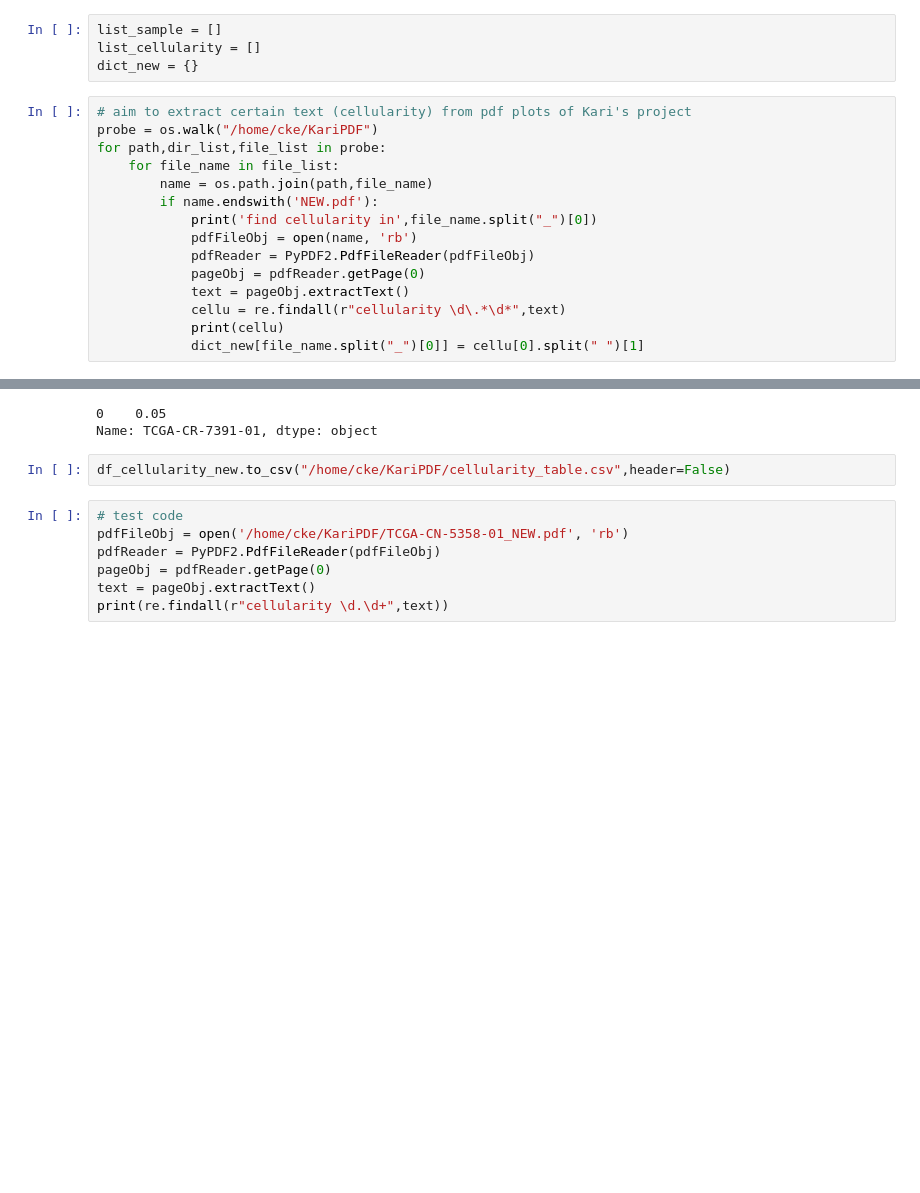
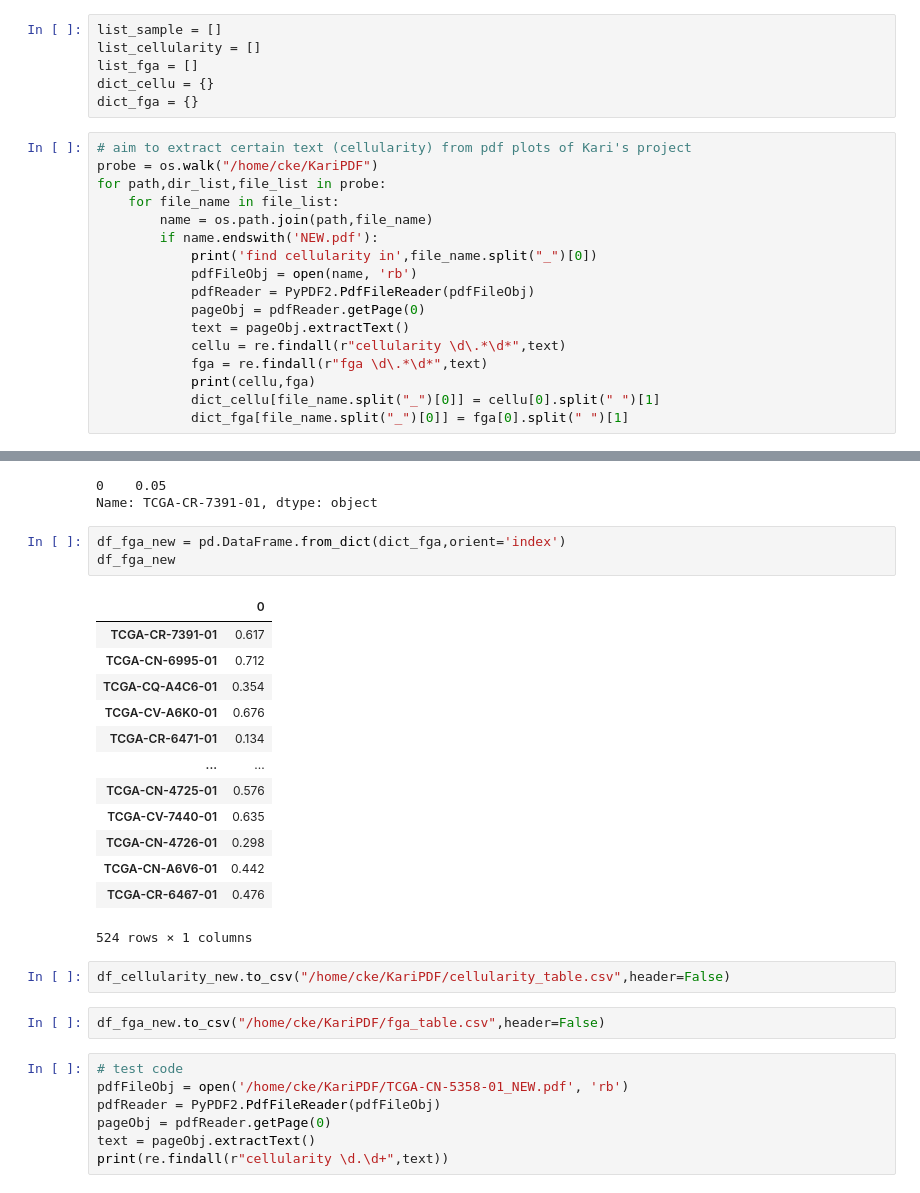
Before and after one commit to ElderMedic/HNSCCdeCon, a Jupyter notebook: extractPDF.ipynb, the cells around one changed output, grey strips where cells are left out. Cells and saved outputs as stored; diff of their text form; blank space fills up the shorter version.

```diff
--- a/extractPDF.ipynb
+++ b/extractPDF.ipynb
@@ -7,7 +7,9 @@ import re
 # %%
 list_sample = []
 list_cellularity = []
-dict_new = {}
+list_fga = []
+dict_cellu = {}
+dict_fga = {}
 # %%
 # aim to extract certain text (cellularity) from pdf plots of Kari's project
 probe = os.walk("/home/cke/KariPDF")
@@ -21,7 +23,9 @@ for path,dir_list,file_list in probe:
             pageObj = pdfReader.getPage(0)
             text = pageObj.extractText()
             cellu = re.findall(r"cellularity \d\.*\d*",text)
-            print(cellu)
-            dict_new[file_name.split("_")[0]] = cellu[0].split(" ")[1]
+            fga = re.findall(r"fga \d\.*\d*",text)
+            print(cellu,fga)
+            dict_cellu[file_name.split("_")[0]] = cellu[0].split(" ")[1]
+            dict_fga[file_name.split("_")[0]] = fga[0].split(" ")[1]
 # %% [output]
 find cellularity in TCGA-CR-7391-01
@@ -84,8 +108,27 @@ df_cellularity_new.loc['TCGA-CR-7391-01',:]
 # %% [output]
 0    0.05
 Name: TCGA-CR-7391-01, dtype: object
+# %%
+df_fga_new = pd.DataFrame.from_dict(dict_fga,orient='index')
+df_fga_new
+# %% [output]
+|  | 0 |
+| TCGA-CR-7391-01 | 0.617 |
+| TCGA-CN-6995-01 | 0.712 |
+| TCGA-CQ-A4C6-01 | 0.354 |
+| TCGA-CV-A6K0-01 | 0.676 |
+| TCGA-CR-6471-01 | 0.134 |
+| ... | ... |
+| TCGA-CN-4725-01 | 0.576 |
+| TCGA-CV-7440-01 | 0.635 |
+| TCGA-CN-4726-01 | 0.298 |
+| TCGA-CN-A6V6-01 | 0.442 |
+| TCGA-CR-6467-01 | 0.476 |
+524 rows × 1 columns
 # %%
 df_cellularity_new.to_csv("/home/cke/KariPDF/cellularity_table.csv",header=False)
+# %%
+df_fga_new.to_csv("/home/cke/KariPDF/fga_table.csv",header=False)
 # %%
 # test code
 pdfFileObj = open('/home/cke/KariPDF/TCGA-CN-5358-01_NEW.pdf', 'rb')
```
Also changed, not shown: parts of 4 cells of this notebook, 3 other files.
